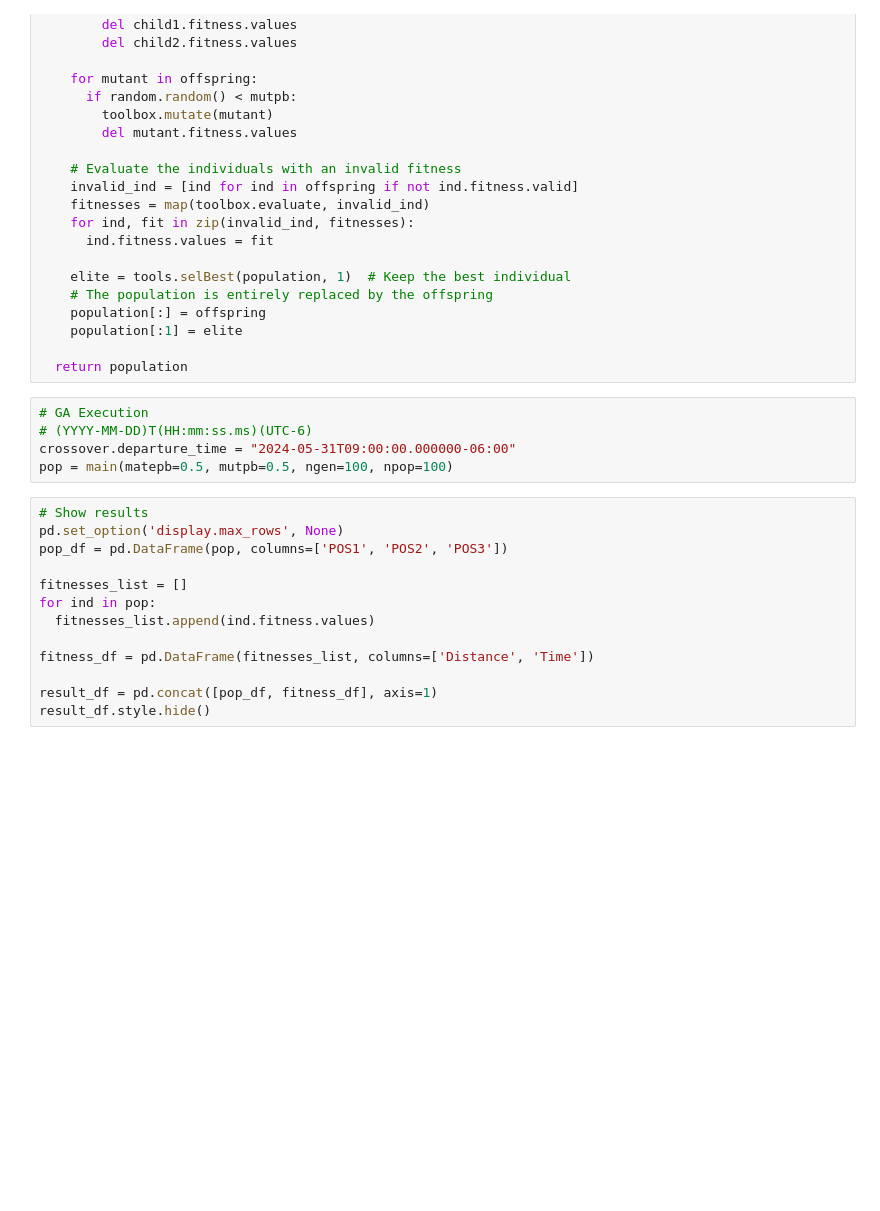
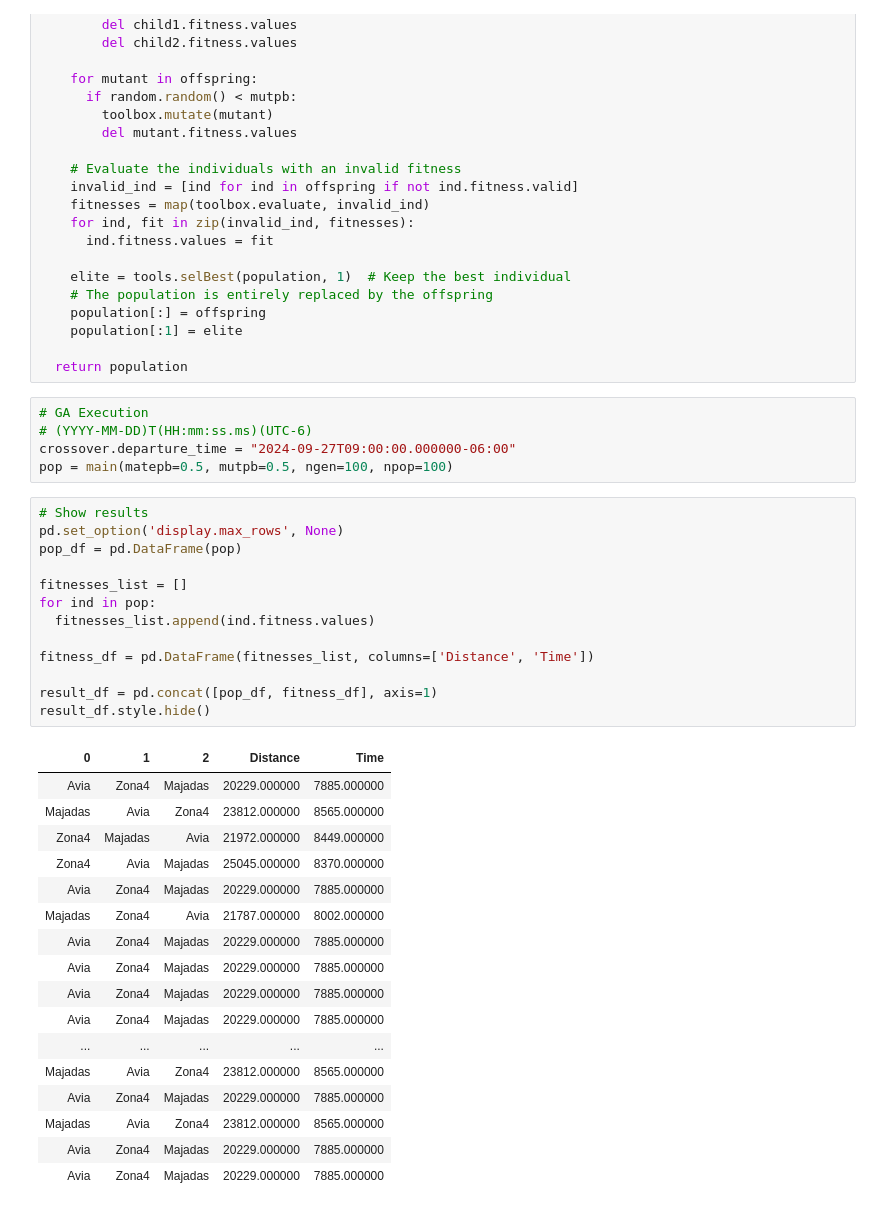
Before and after one commit to josue0ghost/Routing-Genetic-Algorithm, a Jupyter notebook: main.ipynb, the cells around one changed output. Cells and saved outputs as stored; diff of their text form; blank space fills up the shorter version.

```diff
--- a/main.ipynb
+++ b/main.ipynb
@@ -120,21 +120,39 @@ def main(matepb, mutpb, ngen, npop):
 # %%
 # GA Execution
 # (YYYY-MM-DD)T(HH:mm:ss.ms)(UTC-6)
-crossover.departure_time = "2024-05-31T09:00:00.000000-06:00"
+crossover.departure_time = "2024-09-27T09:00:00.000000-06:00"
 pop = main(matepb=0.5, mutpb=0.5, ngen=100, npop=100)
 # %%
 # Show results
 pd.set_option('display.max_rows', None)
-pop_df = pd.DataFrame(pop, columns=['POS1', 'POS2', 'POS3'])
+pop_df = pd.DataFrame(pop)
 
 fitnesses_list = []
 for ind in pop:
   fitnesses_list.append(ind.fitness.values)
 
 fitness_df = pd.DataFrame(fitnesses_list, columns=['Distance', 'Time'])
 
 result_df = pd.concat([pop_df, fitness_df], axis=1)
 result_df.style.hide()
+# %% [output]
+| 0 | 1 | 2 | Distance | Time |
+| Avia | Zona4 | Majadas | 20229.000000 | 7885.000000 |
+| Majadas | Avia | Zona4 | 23812.000000 | 8565.000000 |
+| Zona4 | Majadas | Avia | 21972.000000 | 8449.000000 |
+| Zona4 | Avia | Majadas | 25045.000000 | 8370.000000 |
+| Avia | Zona4 | Majadas | 20229.000000 | 7885.000000 |
+| Majadas | Zona4 | Avia | 21787.000000 | 8002.000000 |
+| Avia | Zona4 | Majadas | 20229.000000 | 7885.000000 |
+| Avia | Zona4 | Majadas | 20229.000000 | 7885.000000 |
+| Avia | Zona4 | Majadas | 20229.000000 | 7885.000000 |
+| Avia | Zona4 | Majadas | 20229.000000 | 7885.000000 |
+| ... | ... | ... | ... | ... |
+| Majadas | Avia | Zona4 | 23812.000000 | 8565.000000 |
+| Avia | Zona4 | Majadas | 20229.000000 | 7885.000000 |
+| Majadas | Avia | Zona4 | 23812.000000 | 8565.000000 |
+| Avia | Zona4 | Majadas | 20229.000000 | 7885.000000 |
+| Avia | Zona4 | Majadas | 20229.000000 | 7885.000000 |
 # %%
 routes_df = pd.DataFrame(crossover.routes_responses_dict).transpose()
 routes_df.to_clipboard()
```
Also changed, not shown: parts of 1 cell of this notebook, 1 other file.
